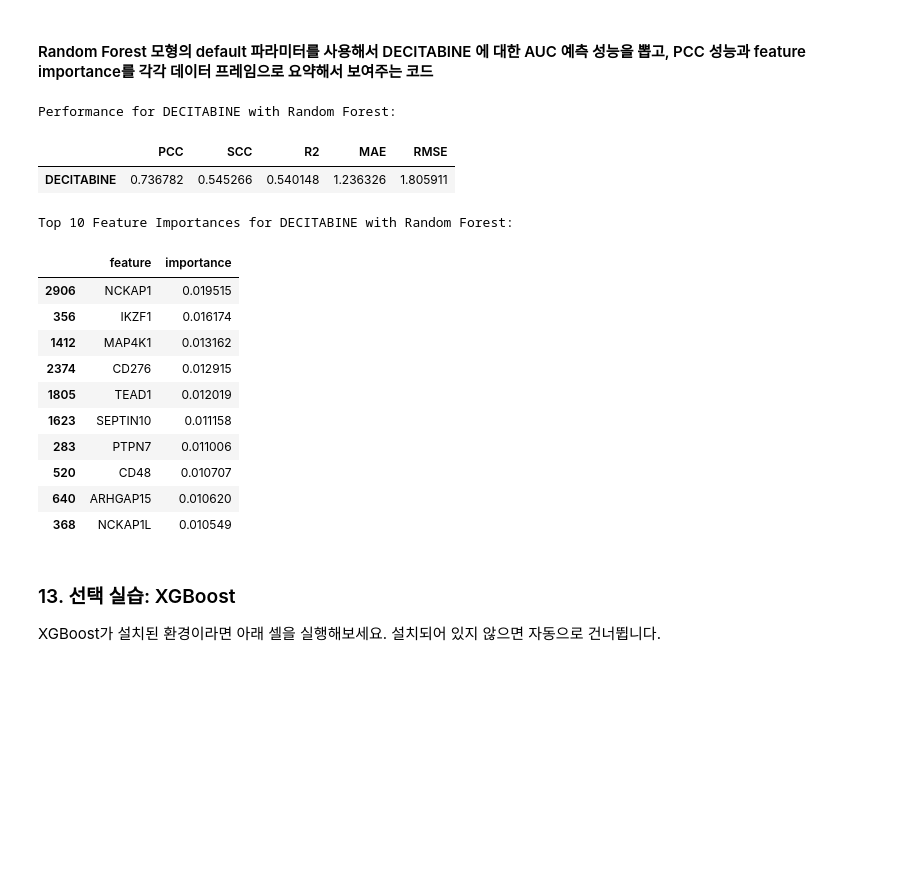
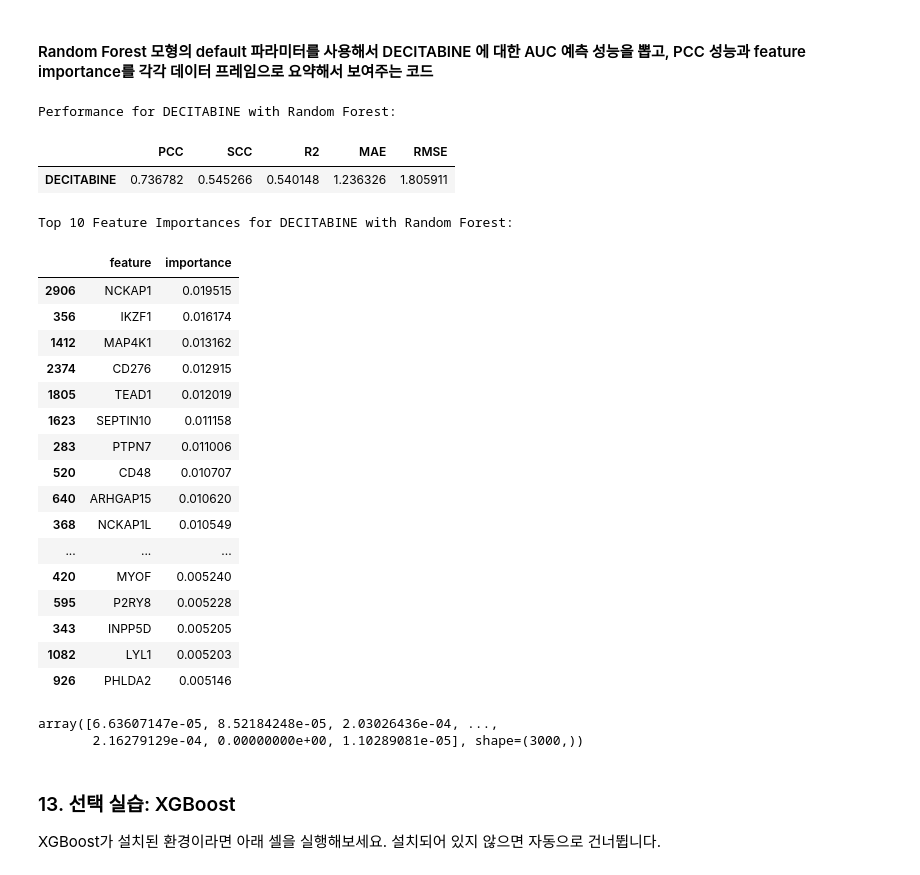
Before and after one commit to hjk9655/health-checkup-analysis, a Jupyter notebook: Notebooks/bio_bigdata_workshop_2A_regression_practice_07.15.ipynb, the cells around one changed output. Saved outputs shown, nothing was run; the diff lists cells and outputs as text; code cells hidden in the pictures; blank space fills up the shorter version.

```diff
--- a/Notebooks/bio_bigdata_workshop_2A_regression_practice_07.15.ipynb
+++ b/Notebooks/bio_bigdata_workshop_2A_regression_practice_07.15.ipynb
@@ -1468,34 +1468,45 @@ else:
     performance_df = pd.DataFrame([rf_scores], index=[target_drug_rf])
 
     print(f"\nPerformance for {target_drug_rf} with Random Forest:")
     display(performance_df)
 
     # 2. Get feature importance
     # Train the model on the full data to get feature importances
     rf_model.fit(X_drug_rf, y_drug_rf)
     feature_importances = pd.DataFrame({
         'feature': X_drug_rf.columns,
         'importance': rf_model.feature_importances_,
     }).sort_values('importance', ascending=False)
 
     print(f"\nTop 10 Feature Importances for {target_drug_rf} with Random Forest:")
-    display(feature_importances.head(10))
+    display(feature_importances.head(40))
 # %% [output]
 Performance for DECITABINE with Random Forest:
 |  | PCC | SCC | R2 | MAE | RMSE |
 | DECITABINE | 0.736782 | 0.545266 | 0.540148 | 1.236326 | 1.805911 |
 Top 10 Feature Importances for DECITABINE with Random Forest:
 |  | feature | importance |
 | 2906 | NCKAP1 | 0.019515 |
 | 356 | IKZF1 | 0.016174 |
 | 1412 | MAP4K1 | 0.013162 |
 | 2374 | CD276 | 0.012915 |
 | 1805 | TEAD1 | 0.012019 |
 | 1623 | SEPTIN10 | 0.011158 |
 | 283 | PTPN7 | 0.011006 |
 | 520 | CD48 | 0.010707 |
 | 640 | ARHGAP15 | 0.010620 |
 | 368 | NCKAP1L | 0.010549 |
+| ... | ... | ... |
+| 420 | MYOF | 0.005240 |
+| 595 | P2RY8 | 0.005228 |
+| 343 | INPP5D | 0.005205 |
+| 1082 | LYL1 | 0.005203 |
+| 926 | PHLDA2 | 0.005146 |
+# %%
+rf_model.feature_importances_
+# %% [output]
+array([6.63607147e-05, 8.52184248e-05, 2.03026436e-04, ...,
+       2.16279129e-04, 0.00000000e+00, 1.10289081e-05], shape=(3000,))
 # %% [markdown]
 ### 13. 선택 실습: XGBoost
 
```
